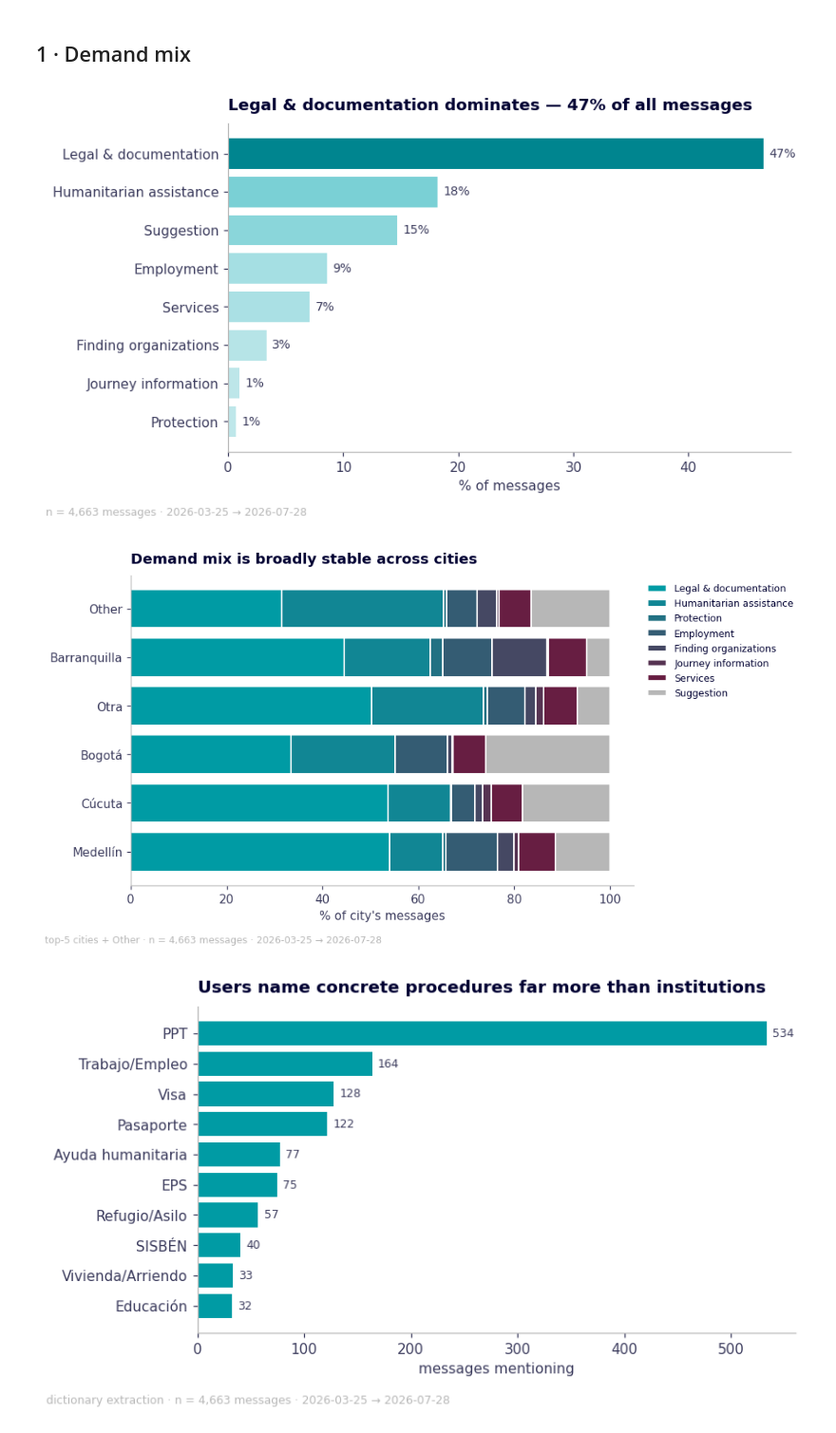
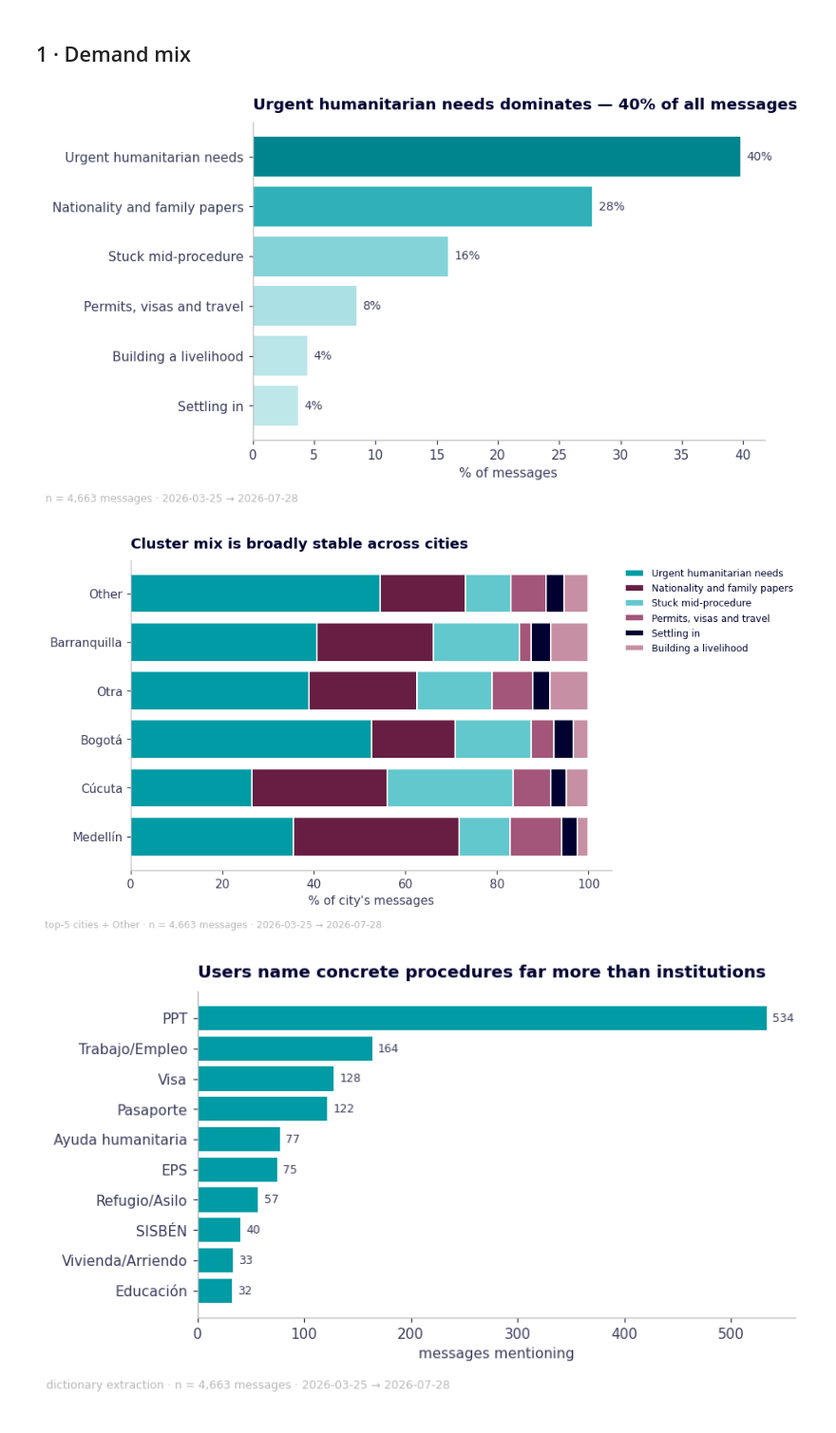
Before and after one commit to DiversaStudio/chatbot_methodology_mmc, a Jupyter notebook: notebooks/02_demand_behaviour_experience.ipynb, the cells around one changed output. Shown at 95% size. Saved outputs shown, nothing was run; the diff lists cells and outputs as text; code cells hidden in the pictures.

```diff
--- a/notebooks/02_demand_behaviour_experience.ipynb
+++ b/notebooks/02_demand_behaviour_experience.ipynb
@@ -62,7 +72,7 @@ Source: Users_Group_Title_2807.xlsx | 1460 rows | 2026-03-25 → 2026-07-28
 # %% [markdown]
 ## 1 · Demand mix
 # %%
-share = metrics.category_share(SD.messages).rename(index=CAT_EN)
+share = metrics.cluster_share(SD.messages).rename(index=CLUSTER_NAME)
 vals = share.values * 100
 fig, ax = plt.subplots(figsize=(8, 4.4))
 # Sequential teal gradient by magnitude — darkest = largest share.
@@ -72,35 +82,28 @@ ax.barh(share.index[::-1], vals[::-1], color=colors[::-1])
 for y, v in enumerate(vals[::-1]):
     ax.text(v + 0.5, y, f"{v:.0f}%", va="center", fontsize=9, color=theme.INK2)
 ax.set_xlabel("% of messages"); ax.set_ylabel("")
-ax.set_title(f"Legal & documentation dominates — {share.iloc[0]*100:.0f}% of all messages")
+ax.set_title(f"{share.index[0]} dominates — {share.iloc[0] * 100:.0f}% of all messages")
 fig.text(0.01, -0.02, f"n = {len(SD.messages):,} messages · {WINDOW}", fontsize=8, color=theme.MUTED)
 plt.tight_layout(); plt.show()
 # %% [output]
-[figure, old version]
+[figure, new version]
 # %%
-from matplotlib.colors import LinearSegmentedColormap
-mix = metrics.city_category_mix(SD.messages, top_cities=5)
-mix_en = mix.rename(columns=CAT_EN)
-# One teal→wine ramp spanning the seven official categories (legal = teal end,
-# humanitarian = wine end); 'unclassified' stays neutral grey, outside the ramp.
-official = [c for c in CAT_ORDER if c != "unclassified"]
-ramp = LinearSegmentedColormap.from_list("mix", [theme.PRIMARY, theme.ACCENT])
-GRAD = {c: ramp(i / (len(official) - 1)) for i, c in enumerate(official)}
-GRAD["unclassified"] = theme.MUTED
+mix = metrics.city_cluster_mix(SD.messages, top_cities=5)
+cluster_cols = [c for c in CLUSTER_ORDER if c in mix.columns]
 fig, ax = plt.subplots(figsize=(9, 4.6))
-left = np.zeros(len(mix_en))
-for cat in [c for c in CAT_ORDER if CAT_EN[c] in mix_en.columns]:
-    vals = mix_en[CAT_EN[cat]].values * 100
-    ax.barh(mix_en.index, vals, left=left, color=GRAD[cat], label=CAT_EN[cat],
+left = np.zeros(len(mix))
+for cid in cluster_cols:
+    vals = mix[cid].values * 100
+    ax.barh(mix.index, vals, left=left, color=CLUSTER_COLOR[cid], label=CLUSTER_NAME[cid],
             edgecolor=theme.SURFACE, linewidth=1.2)  # 2px surface gap between segments
     left += vals
 ax.set_xlabel("% of city's messages"); ax.set_ylabel("")
-ax.set_title("Demand mix is broadly stable across cities")
+ax.set_title("Cluster mix is broadly stable across cities")
 ax.legend(bbox_to_anchor=(1.01, 1), loc="upper left", fontsize=8, frameon=False)
 fig.text(0.01, -0.02, f"top-5 cities + Other · n = {len(SD.messages):,} messages · {WINDOW}", fontsize=8, color=theme.MUTED)
 plt.tight_layout(); plt.show()
 # %% [output]
-[figure, old version]
+[figure, new version]
 # %%
 by_kind = taxonomy.entity_counts_by_kind(SD.messages["message"])
 n_msgs = len(SD.messages)
```
Also changed, not shown: parts of 14 cells of this notebook.
